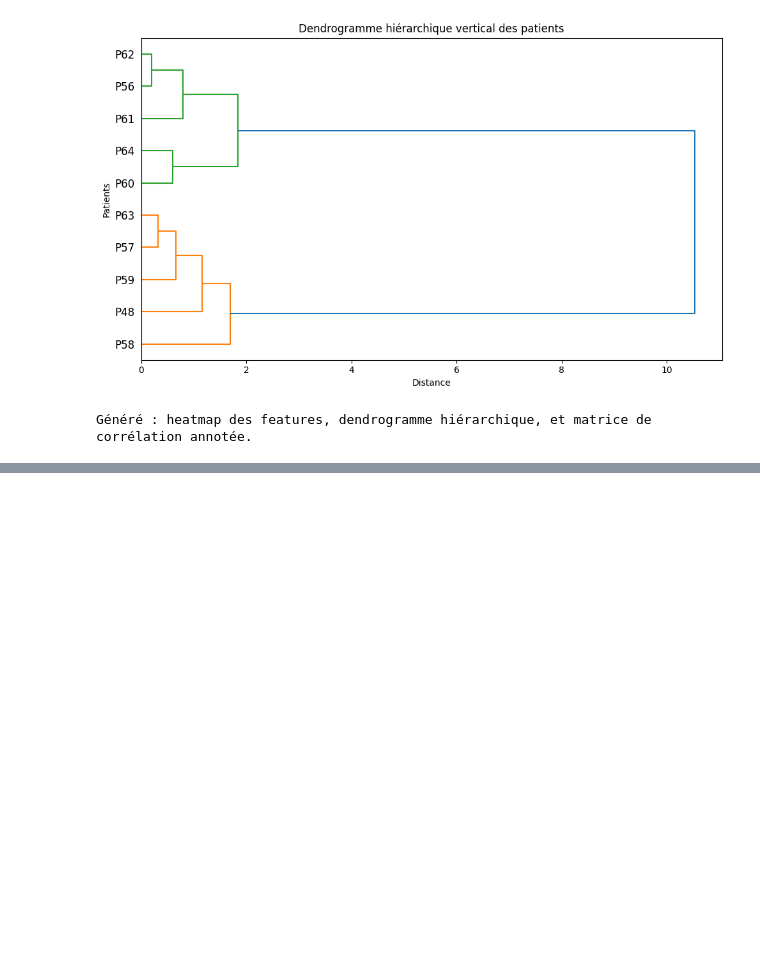
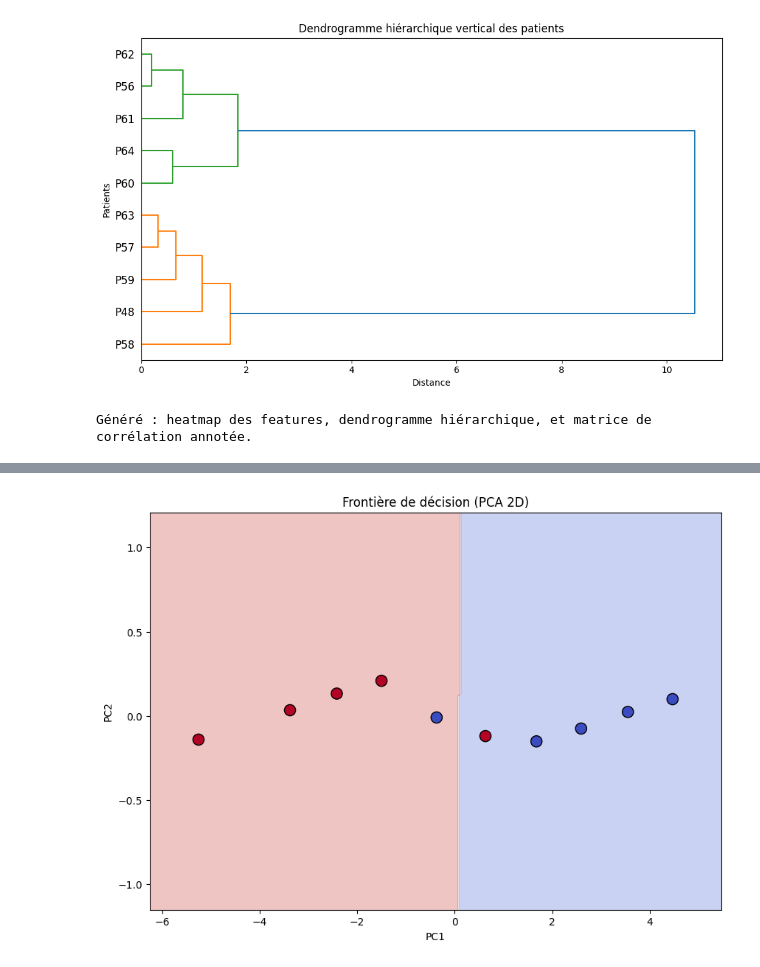
Before and after one commit to John-dotcom-cyber/glycemic-forecasting-study, a Jupyter notebook: Trainning_model.ipynb, the cells around one changed output, grey strips where cells are left out. Cells and saved outputs as stored; diff of their text form; code cells hidden in the pictures; blank space fills up the shorter version.

```diff
--- a/Trainning_model.ipynb
+++ b/Trainning_model.ipynb
@@ -231,0 +335,33 @@ Généré : heatmap des features, dendrogramme hiérarchique, et matrice de corr
+# %%
+import numpy as np
+import matplotlib.pyplot as plt
+from sklearn.decomposition import PCA
+
+# PCA 2D
+pca = PCA(n_components=2)
+X_pca = pca.fit_transform(X_scaled)
+
+# Entraîner le modèle sur PCA
+model = LogisticRegression()
+model.fit(X_pca, y)
+
+# Grille pour la frontière
+x_min, x_max = X_pca[:,0].min() - 1, X_pca[:,0].max() + 1
+y_min, y_max = X_pca[:,1].min() - 1, X_pca[:,1].max() + 1
+xx, yy = np.meshgrid(np.linspace(x_min, x_max, 300),
+                     np.linspace(y_min, y_max, 300))
+
+Z = model.predict(np.c_[xx.ravel(), yy.ravel()])
+Z = Z.reshape(xx.shape)
+
+plt.figure(figsize=(10,7))
+plt.contourf(xx, yy, Z, alpha=0.3, cmap="coolwarm")
+
+# Points
+plt.scatter(X_pca[:,0], X_pca[:,1], c=y, cmap="coolwarm", s=120, edgecolors="black")
+plt.title("Frontière de décision (PCA 2D)")
+plt.xlabel("PC1")
+plt.ylabel("PC2")
+plt.show()
+# %% [output]
+[figure, added]
```
Also changed, not shown: parts of 5 cells of this notebook, 1 other file.
